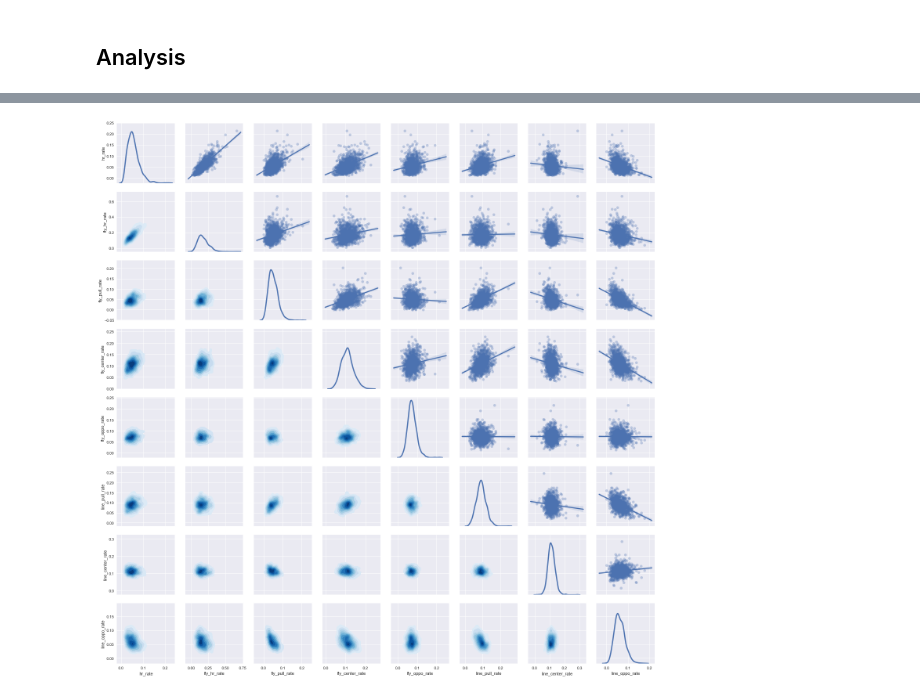
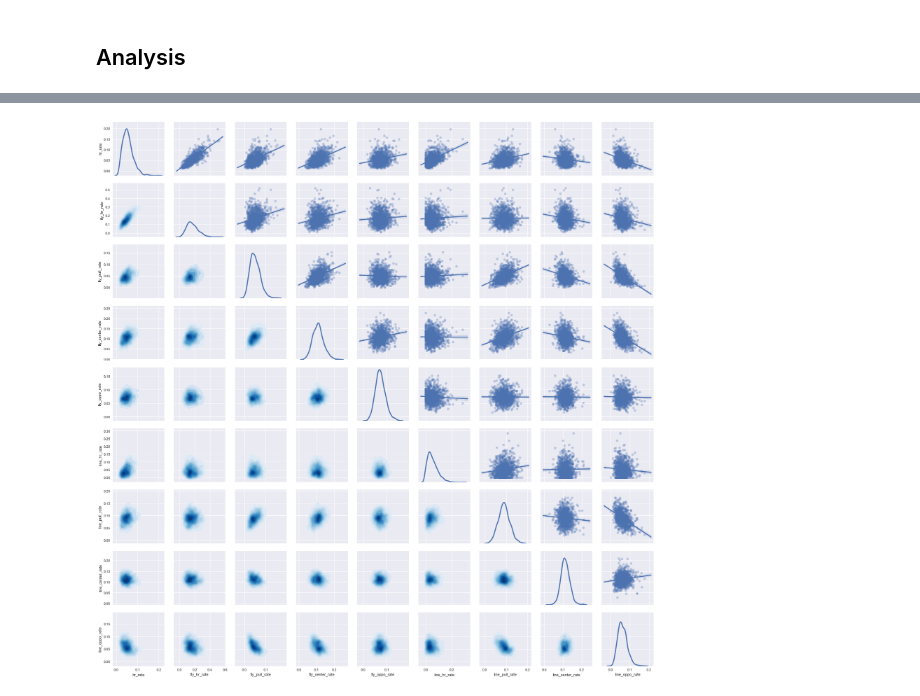
Before and after one commit to anthonydelage/mlb-db-analysis, a Jupyter notebook: notebooks/4.0 - Home Run Rates.ipynb, the cells around one changed output, grey strips where cells are left out. Cells and saved outputs as stored; diff of their text form; code cells hidden in the pictures.

```diff
--- a/notebooks/4.0 - Home Run Rates.ipynb
+++ b/notebooks/4.0 - Home Run Rates.ipynb
@@ -157,7 +270,7 @@ df_copy = df_base.copy()
 Data Preparation
 ----------
 # %%
-EVENT_THRESHOLD = 10
+EVENT_THRESHOLD = 100
 HR_THRESHOLD = 5
 HR_RATE_THRESHOLD = 0
 # %%
@@ -186,19 +315,20 @@ sns.set(rc={'figure.figsize':(16,9)})
 # %%
-pair_columns = [
+dir_pair_columns = [
     'hr_rate',
     'fly_hr_rate',
     'fly_pull_rate',
     'fly_center_rate',
     'fly_oppo_rate',
+    'line_hr_rate',
     'line_pull_rate',
     'line_center_rate',
     'line_oppo_rate'
 ]
-df_pair = df_threshold[pair_columns]
+df_dir_pair = df_threshold[dir_pair_columns]
 
-g = sns.PairGrid(df_pair)
-g = g.map_upper(sns.regplot, scatter_kws={'alpha': 0.3})
-g = g.map_lower(sns.kdeplot, cmap='Blues', shade=True, shade_lowest=False)
-g = g.map_diag(sns.kdeplot, lw=3, legend=False)
+dir_g = sns.PairGrid(df_dir_pair)
+dir_g = dir_g.map_upper(sns.regplot, scatter_kws={'alpha': 0.3})
+dir_g = dir_g.map_lower(sns.kdeplot, cmap='Blues', shade=True, shade_lowest=False)
+dir_g = dir_g.map_diag(sns.kdeplot, lw=3, legend=False)
 # %% [output]
-[figure, old version]
+[figure, new version]
```
Also changed, not shown: parts of 37 cells of this notebook, 3 other files.
